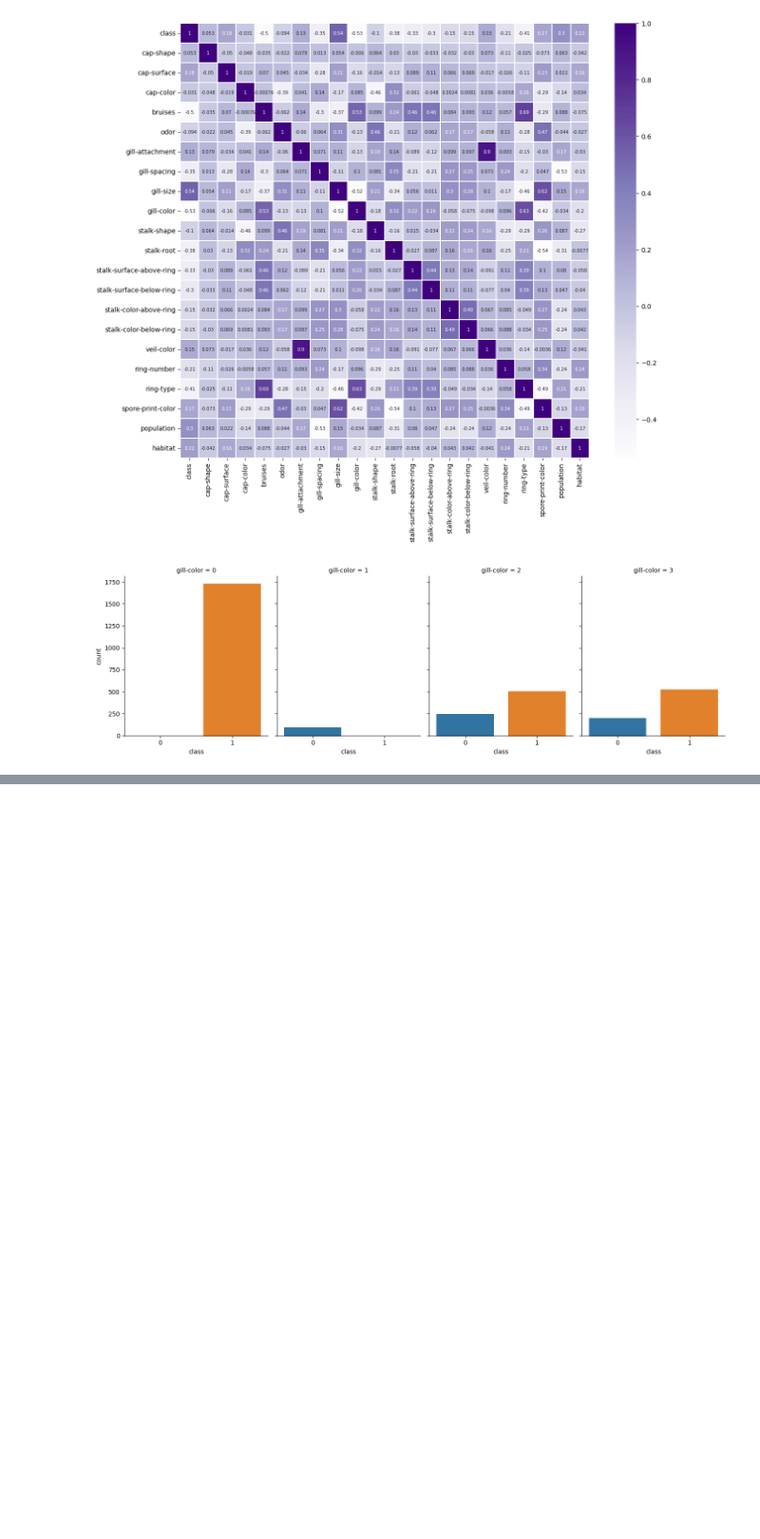
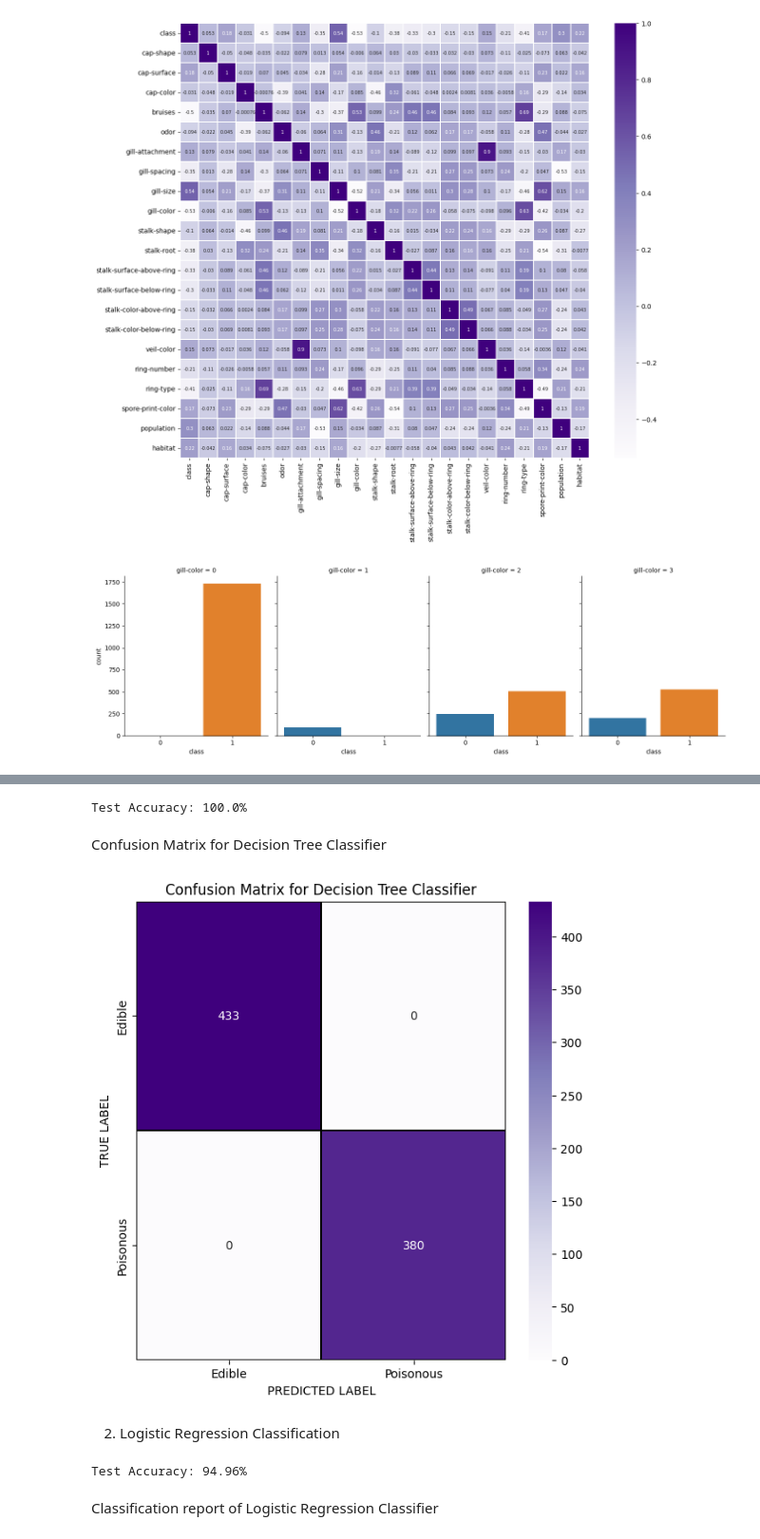
Before and after one commit to suraj101219/Mushroom_Classification, a Jupyter notebook: notebooks/EDA.ipynb, the cells around one changed output, grey strips where cells are left out. Shown at 95% size. Cells and saved outputs as stored; diff of their text form; code cells hidden in the pictures; blank space fills up the shorter version.

```diff
--- a/notebooks/EDA.ipynb
+++ b/notebooks/EDA.ipynb
@@ -265,0 +323,2 @@ Error:
+# %%
+y_pred_dt = dt.predict(X_test)
@@ -265,0 +340,38 @@ Error:
+# %%
+print("Test Accuracy: {}%".format(round(dt.score(X_test, y_test)*100, 2)))
+# %% [output]
+Test Accuracy: 100.0%
+# %% [markdown]
+Confusion Matrix for Decision Tree Classifier
+# %%
+from sklearn.metrics import confusion_matrix
+import matplotlib.pyplot as plt
+import seaborn as sns
+
+cm = confusion_matrix(y_test, y_pred_dt)
+
+x_axis_labels = ["Edible", "Poisonous"]
+y_axis_labels = ["Edible", "Poisonous"]
+
+f, ax = plt.subplots(figsize=(7, 7))
+sns.heatmap(cm, annot=True, linewidths=0.2, linecolor="black", fmt=".0f", ax=ax, cmap="Purples", xticklabels=x_axis_labels, yticklabels=y_axis_labels)
+plt.xlabel("PREDICTED LABEL")
+plt.ylabel("TRUE LABEL")
+plt.title('Confusion Matrix for Decision Tree Classifier')
+#plt.savefig("dtcm.png", format='png', dpi=900, bbox_inches='tight')
+plt.show()
+# %% [output]
+[figure, added]
+# %% [markdown]
+2. Logistic Regression Classification
+# %%
+from sklearn.linear_model import LogisticRegression
+
+lr = LogisticRegression(solver="lbfgs", max_iter=500)
+lr.fit(X_train, y_train)
+
+print("Test Accuracy: {}%".format(round(lr.score(X_test, y_test)*100,2)))
+# %% [output]
+Test Accuracy: 94.96%
+# %% [markdown]
+Classification report of Logistic Regression Classifier
```
Also changed, not shown: parts of 42 cells of this notebook, 5 other files.
